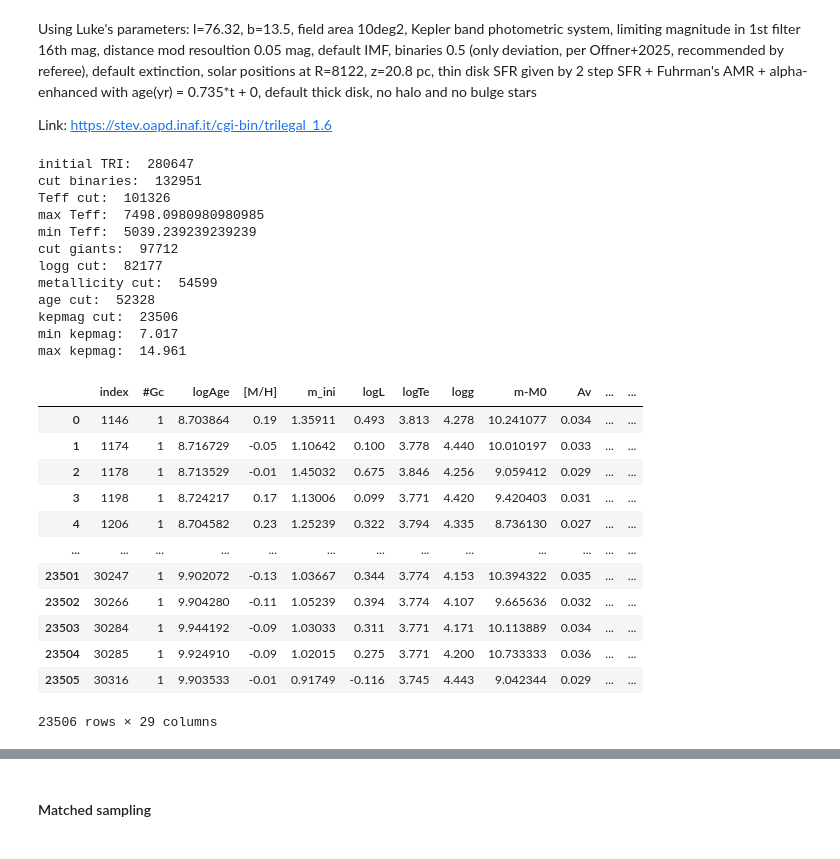
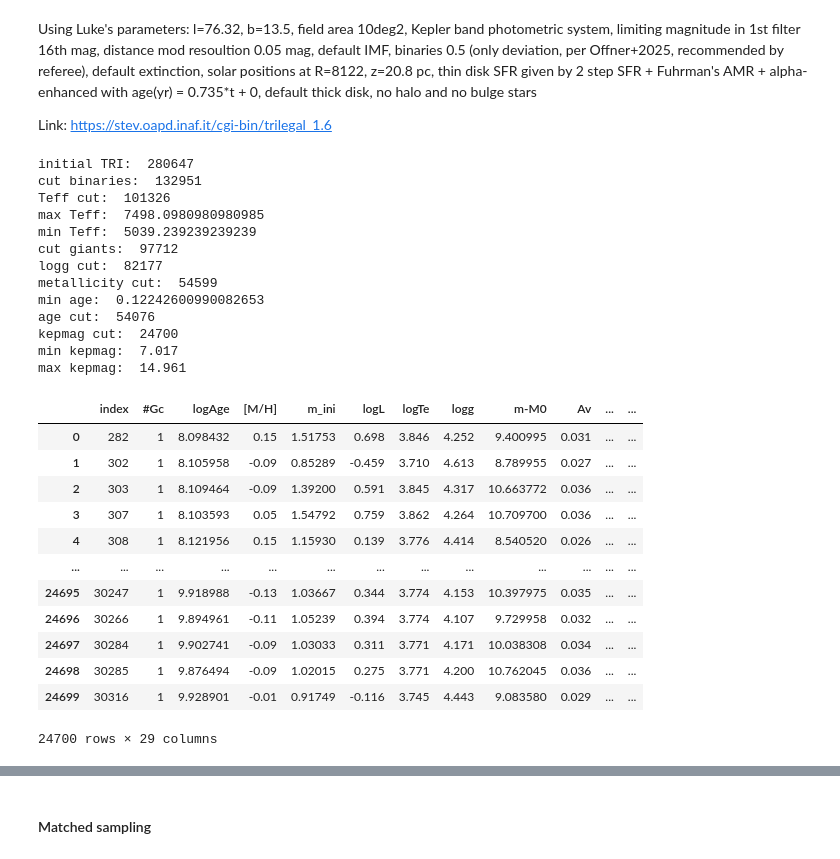
Before and after one commit to exoclam/psps, a Jupyter notebook: kepler.ipynb, the cells around one changed output, grey strips where cells are left out. Cells and saved outputs as stored; diff of their text form; code cells hidden in the pictures.

```diff
--- a/kepler.ipynb
+++ b/kepler.ipynb
@@ -765,48 +767,50 @@ tri_kepler = tri_kepler.loc[tri_kepler['[M/H]'].astype(float)>=-0.25] # this is
 tri_kepler = tri_kepler.loc[tri_kepler['[M/H]'].astype(float)<=0.25]
 print("metallicity cut: ", len(tri_kepler))
 
 # same age cut as B20
 tri_kepler = tri_kepler.loc[tri_kepler['age'] <= 12.]
-tri_kepler = tri_kepler.loc[tri_kepler['age'] >= 0.5]
+print("min age: ", np.min(kepler_stars_bootstrapped['age']))
+tri_kepler = tri_kepler.loc[tri_kepler['age'] >= np.min(kepler_stars_bootstrapped['age'])]
 print("age cut: ", len(tri_kepler))
 
 # make an additional cut on Kepler magnitude
 tri_kepler = tri_kepler.loc[(tri_kepler['Kepler'] <= np.max(kepler_stars_bedell_df_kepmag['kepmag'])) & (tri_kepler['Kepler'] >= np.min(kepler_stars_bedell_df_kepmag['kepmag']))]
 print("kepmag cut: ", len(tri_kepler))
 print("min kepmag: ", np.min(kepler_stars_bedell_df_kepmag['kepmag']))
 print("max kepmag: ", np.max(kepler_stars_bedell_df_kepmag['kepmag']))
 
 # extrapolate CDPP based on Zink+20
 #my_k2 = simulate_helpers.kepmag_to_cdpp_vectorized(k2_stars, my_k2) # cdpp distribution is similar to B20 sample
 
 tri_kepler = tri_kepler.reset_index()
 tri_kepler
 # %% [output]
 initial TRI:  280647
 cut binaries:  132951
 Teff cut:  101326
 max Teff:  7498.0980980980985
 min Teff:  5039.239239239239
 cut giants:  97712
 logg cut:  82177
 metallicity cut:  54599
-age cut:  52328
-kepmag cut:  23506
+min age:  0.12242600990082653
+age cut:  54076
+kepmag cut:  24700
 min kepmag:  7.017
 max kepmag:  14.961
 |  | index | #Gc | logAge | [M/H] | m_ini | logL | logTe | logg | m-M0 | Av | ... | ... |
-| 0 | 1146 | 1 | 8.703864 | 0.19 | 1.35911 | 0.493 | 3.813 | 4.278 | 10.241077 | 0.034 | ... | ... |
-| 1 | 1174 | 1 | 8.716729 | -0.05 | 1.10642 | 0.100 | 3.778 | 4.440 | 10.010197 | 0.033 | ... | ... |
-| 2 | 1178 | 1 | 8.713529 | -0.01 | 1.45032 | 0.675 | 3.846 | 4.256 | 9.059412 | 0.029 | ... | ... |
-| 3 | 1198 | 1 | 8.724217 | 0.17 | 1.13006 | 0.099 | 3.771 | 4.420 | 9.420403 | 0.031 | ... | ... |
-| 4 | 1206 | 1 | 8.704582 | 0.23 | 1.25239 | 0.322 | 3.794 | 4.335 | 8.736130 | 0.027 | ... | ... |
+| 0 | 282 | 1 | 8.098432 | 0.15 | 1.51753 | 0.698 | 3.846 | 4.252 | 9.400995 | 0.031 | ... | ... |
+| 1 | 302 | 1 | 8.105958 | -0.09 | 0.85289 | -0.459 | 3.710 | 4.613 | 8.789955 | 0.027 | ... | ... |
+| 2 | 303 | 1 | 8.109464 | -0.09 | 1.39200 | 0.591 | 3.845 | 4.317 | 10.663772 | 0.036 | ... | ... |
+| 3 | 307 | 1 | 8.103593 | 0.05 | 1.54792 | 0.759 | 3.862 | 4.264 | 10.709700 | 0.036 | ... | ... |
+| 4 | 308 | 1 | 8.121956 | 0.15 | 1.15930 | 0.139 | 3.776 | 4.414 | 8.540520 | 0.026 | ... | ... |
 | ... | ... | ... | ... | ... | ... | ... | ... | ... | ... | ... | ... | ... |
-| 23501 | 30247 | 1 | 9.902072 | -0.13 | 1.03667 | 0.344 | 3.774 | 4.153 | 10.394322 | 0.035 | ... | ... |
-| 23502 | 30266 | 1 | 9.904280 | -0.11 | 1.05239 | 0.394 | 3.774 | 4.107 | 9.665636 | 0.032 | ... | ... |
-| 23503 | 30284 | 1 | 9.944192 | -0.09 | 1.03033 | 0.311 | 3.771 | 4.171 | 10.113889 | 0.034 | ... | ... |
-| 23504 | 30285 | 1 | 9.924910 | -0.09 | 1.02015 | 0.275 | 3.771 | 4.200 | 10.733333 | 0.036 | ... | ... |
-| 23505 | 30316 | 1 | 9.903533 | -0.01 | 0.91749 | -0.116 | 3.745 | 4.443 | 9.042344 | 0.029 | ... | ... |
+| 24695 | 30247 | 1 | 9.918988 | -0.13 | 1.03667 | 0.344 | 3.774 | 4.153 | 10.397975 | 0.035 | ... | ... |
+| 24696 | 30266 | 1 | 9.894961 | -0.11 | 1.05239 | 0.394 | 3.774 | 4.107 | 9.729958 | 0.032 | ... | ... |
+| 24697 | 30284 | 1 | 9.902741 | -0.09 | 1.03033 | 0.311 | 3.771 | 4.171 | 10.038308 | 0.034 | ... | ... |
+| 24698 | 30285 | 1 | 9.876494 | -0.09 | 1.02015 | 0.275 | 3.771 | 4.200 | 10.762045 | 0.036 | ... | ... |
+| 24699 | 30316 | 1 | 9.928901 | -0.01 | 0.91749 | -0.116 | 3.745 | 4.443 | 9.083580 | 0.029 | ... | ... |
-23506 rows × 29 columns
+24700 rows × 29 columns
 # %%
 from matplotlib.gridspec import GridSpec
 
```
Also changed, not shown: parts of 14 cells of this notebook, 5 other files.
